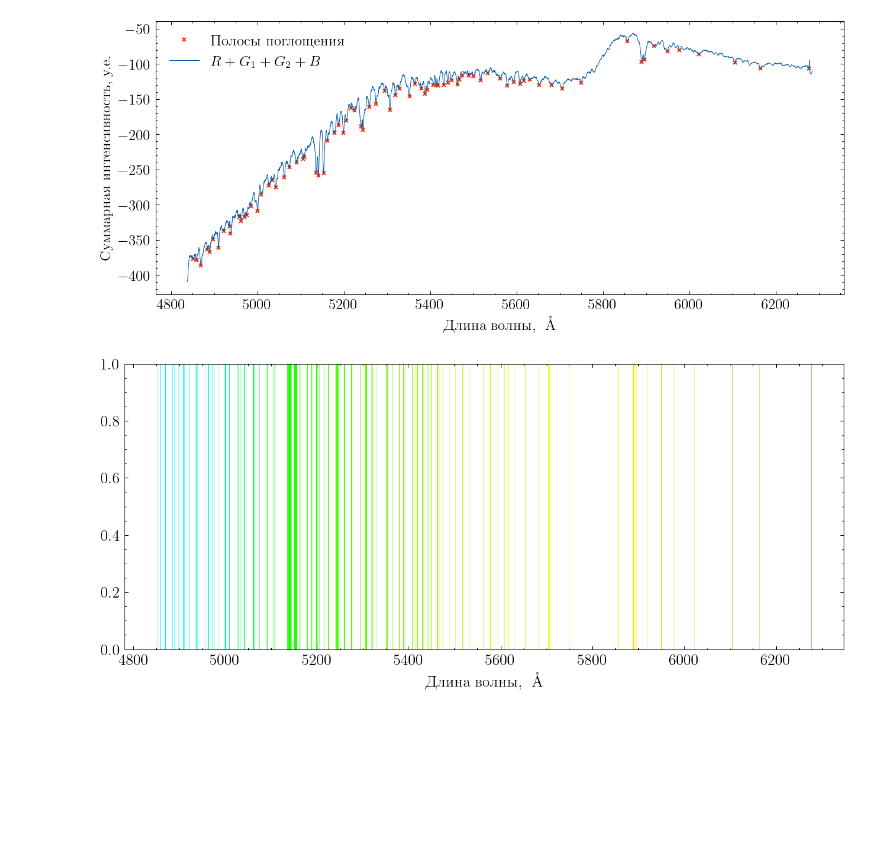
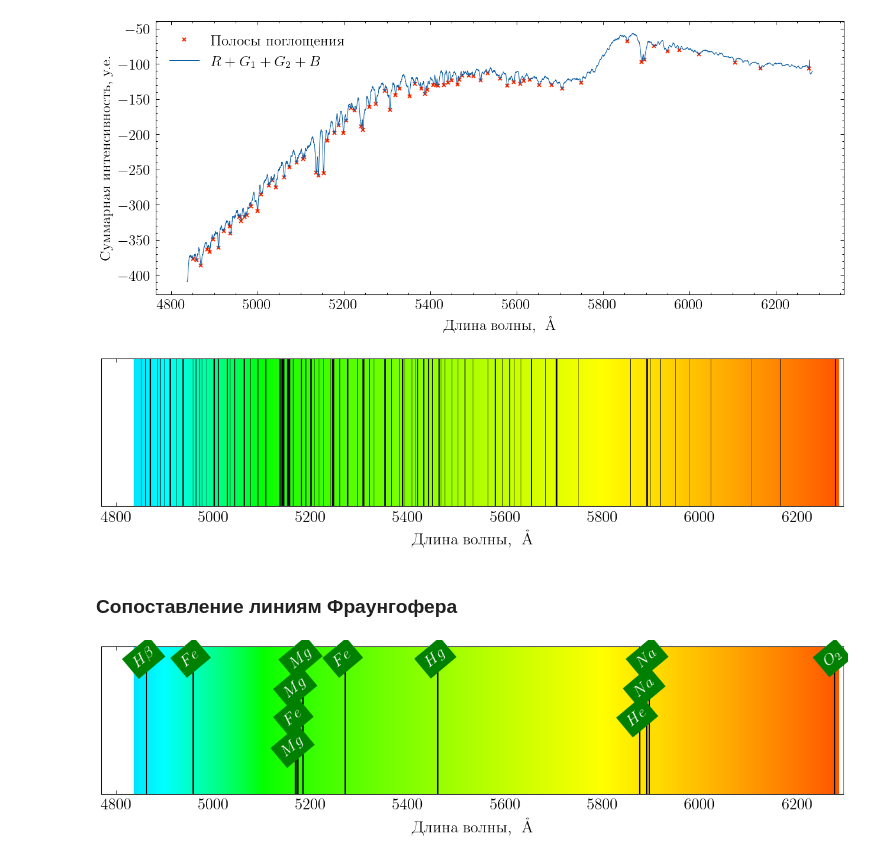
Before and after one commit to gleblug/experiment-automation, a Jupyter notebook: 5.2.9-determination-of-atmospheric-composition/plots.ipynb, the cells around one changed output. Drawn from its saved outputs; the diff is of its cells as text; code cells hidden in the pictures; blank space fills up the shorter version.

```diff
--- a/5.2.9-determination-of-atmospheric-composition/plots.ipynb
+++ b/5.2.9-determination-of-atmospheric-composition/plots.ipynb
@@ -109,18 +109,28 @@ def wavelength_to_rgb(wavelength, gamma=0.8):
         G = 0.0
         B = 0.0
     return (R,G,B,A)
+# %%
+matplotlib.rcParams.update({
+    'figure.figsize': [10, 2],
+})
 # %%
 prominences = prop["prominences"]
 
+for lx in np.linspace(x.min(), x.max(), 1000):
+    plt.axvline(lx, color=wavelength_to_rgb(lx / 10), lw=1)
+
 for i, peak in enumerate(peaks):
-    plt.axvline(x[peak], color=wavelength_to_rgb(x[peak] / 10), lw=prominences[i]/25)
+    plt.axvline(x[peak], color='k', lw=prominences[i]/25)
 
 # plt.axis("x")
 plt.xlabel(r"Длина волны, $\textup{~\AA}$")
+plt.gca().axes.get_yaxis().set_visible(False)
 
 plt.savefig("lines.png")
 plt.show()
 # %% [output]
-[figure, old version]
+[figure, new version]
 # %%
 np.savetxt("peaks.csv", np.vstack((x[peaks], prominences)).T, header="wavelength[A],prominence[c.u.]", comments="", fmt="%.4f", delimiter=",")
+# %% [markdown]
+### Сопоставление линиям Фраунгофера
@@ -126,0 +140,27 @@ np.savetxt("peaks.csv", np.vstack((x[peaks], prominences)).T, header="wavelength
+# %%
+for lx in np.linspace(x.min(), x.max(), 1000):
+    plt.axvline(lx, color=wavelength_to_rgb(lx / 10), lw=1)
+
+offset = 0
+for (i, fh) in enumerate(fh_arr):
+    l = fh[2]*10
+    name = fh[1]
+    plt.axvline(l, color='k', lw=1)
+
+    if (i > 0 and abs(fh[2] - fh_arr[i - 1][2]) < 2):
+        offset += 0.2
+    else:
+        offset = 0
+
+    plt.text(l, 0.9-offset, fr"${name}$",
+        size=12, rotation=40,
+        horizontalalignment="center", verticalalignment="baseline",
+        rotation_mode="anchor", backgroundcolor="g", color="w")
+
+plt.xlabel(r"Длина волны, $\textup{~\AA}$")
+plt.gca().axes.get_yaxis().set_visible(False)
+
+plt.savefig("fraunhofer_lines.png")
+plt.show()
+# %% [output]
+[figure, added]
```
Also changed, not shown: parts of 5 cells of this notebook, 4 other files.
